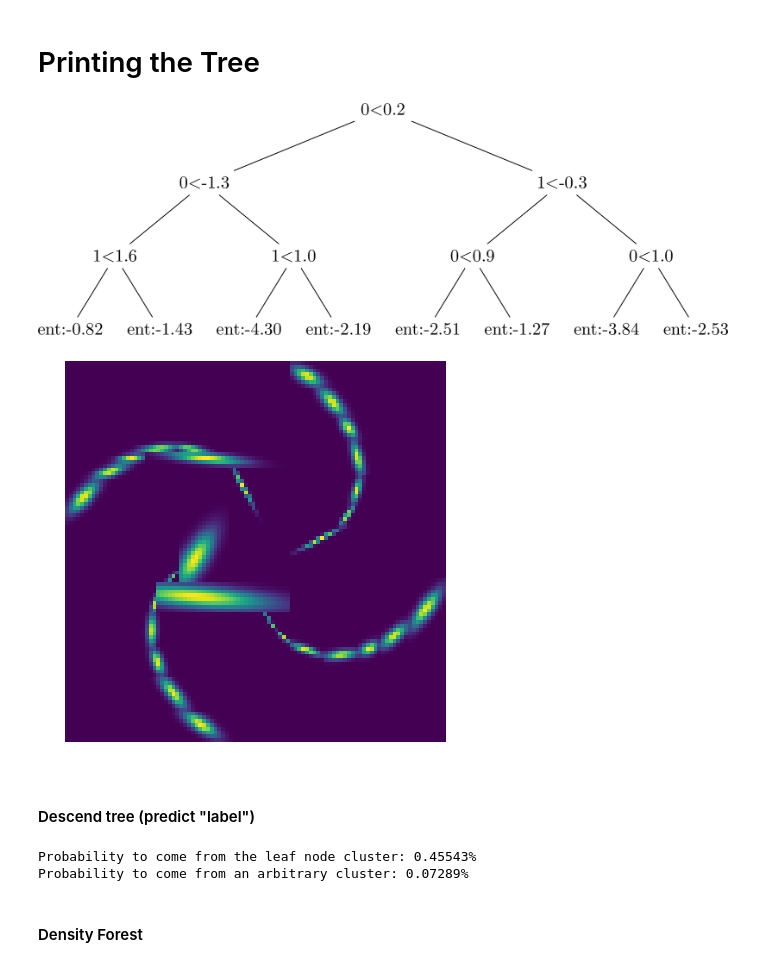
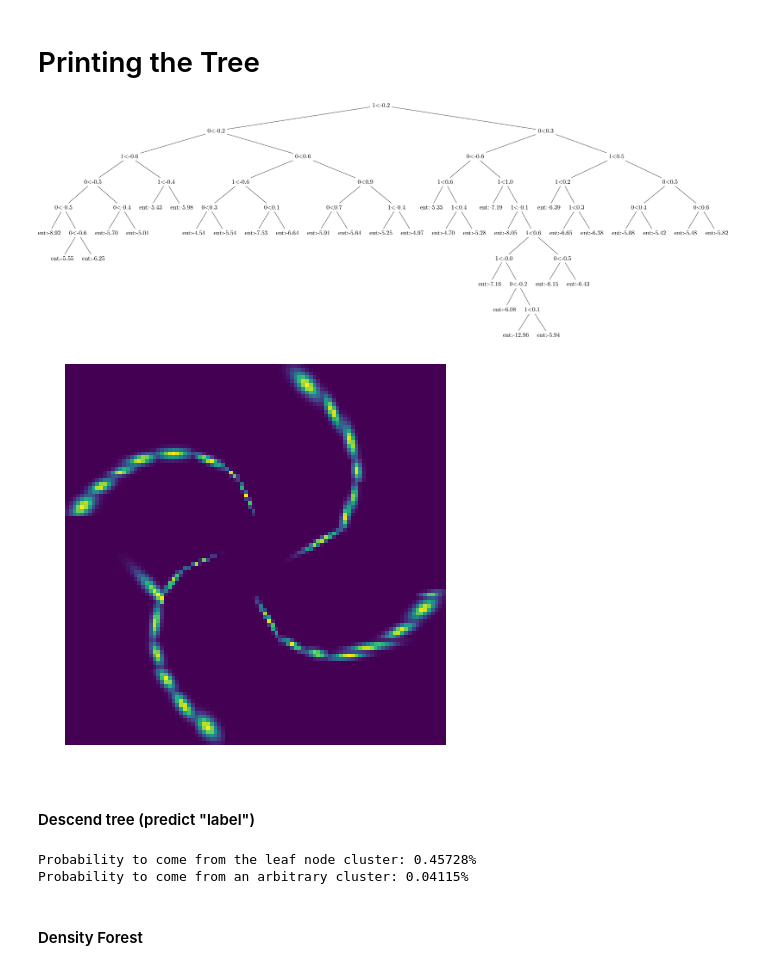
Before and after one commit to CyrilWendl/SIE-Master, a Jupyter notebook: Code/density_tree.ipynb, the cells around one changed output. Saved outputs shown, nothing was run; the diff lists cells and outputs as text; code cells hidden in the pictures.

Commit message:
finished DF visualization for dummy data

```diff
--- a/Code/density_tree.ipynb
+++ b/Code/density_tree.ipynb
@@ -185,0 +163,12 @@ plot_step_split(root.right.left, None)
+# %%
+warnings.filterwarnings("ignore")
+max_depth = 10
+fact_improvement = .5
+min_subset = 0.05
+
+root = create_density_tree(dataset, max_depth=max_depth, min_subset=min_subset, n_max_dim=2,
+                           verbose=False, fact_improvement=fact_improvement)
+covs, means = get_clusters(root, [], [])
+
+# showing covariance ellipses around clusters
+plot_ellipses(dataset, root)
@@ -188,21 +187,22 @@ plot_step_split(root.right.left, None)
 # %%
 # ATTENTION: requires LaTeX, imagemagick to be installed
 
 def tree_visualize(root):
     tree_string = ""
     tree_string = print_density_tree_latex(root, tree_string)
-    changedir = "cd ../Figures/density_tree;"
+    cdir = "cd ../Figures/density_tree;"
 
-    os.system(changedir + "rm density-tree.tex")
-    os.system(changedir + "more main_pt1.tex >> density-tree.tex; echo '' >> density-tree.tex;")
-    os.system(changedir + "echo '" + tree_string + "' >> density-tree.tex;  more main_pt2.tex >> density-tree.tex;")
-    os.system(changedir + "/Library/TeX/texbin/pdflatex density-tree.tex")
-    os.system(changedir + "rm *.aux *.log")
+    os.system(cdir + "rm density-tree.tex")
+    os.system(cdir + "more main_pt1.tex >> density-tree.tex; echo '' >> density-tree.tex;")
+    os.system(cdir + "echo '" + tree_string + "' >> density-tree.tex;  more main_pt2.tex >> density-tree.tex;")
+    os.system(cdir + "/Library/TeX/texbin/pdflatex density-tree.tex")
+    os.system(cdir + "convert -density 300 -trim density-tree.pdf -quality 100 density-tree.png")
+    os.system(cdir + "rm *.aux *.log")
     display(Image('../Figures/density_tree/density-tree.png', retina=True))
 
 tree_visualize(root)
 # %% [output]
-[figure, old version]
+[figure, new version]
 # %%
 from scipy.stats import multivariate_normal
 
@@ -244,7 +244,7 @@ plt.axis('off')
 plt.show()
 #plt.savefig("../Figures/density_tree/spirals_one_tree_maxDepth"+str(max_depth)+".pdf", bbox_inches='tight', pad_inches=0)
 # %% [output]
-[figure, old version]
+[figure, new version]
 # %% [markdown]
 #### Descend tree (predict "label")
 # %%
@@ -263,8 +263,8 @@ for d in dataset:
 print("Probability to come from the leaf node cluster: %.5f%%" % np.mean(probas))
 print("Probability to come from an arbitrary cluster: %.5f%%" % np.mean(probas_other))
 # %% [output]
-Probability to come from the leaf node cluster: 0.45543%
-Probability to come from an arbitrary cluster: 0.07289%
+Probability to come from the leaf node cluster: 0.45728%
+Probability to come from an arbitrary cluster: 0.04115%
 # %% [markdown]
 #### Density Forest
 # %%
```
Also changed, not shown: parts of 9 cells of this notebook, 6 other files.
